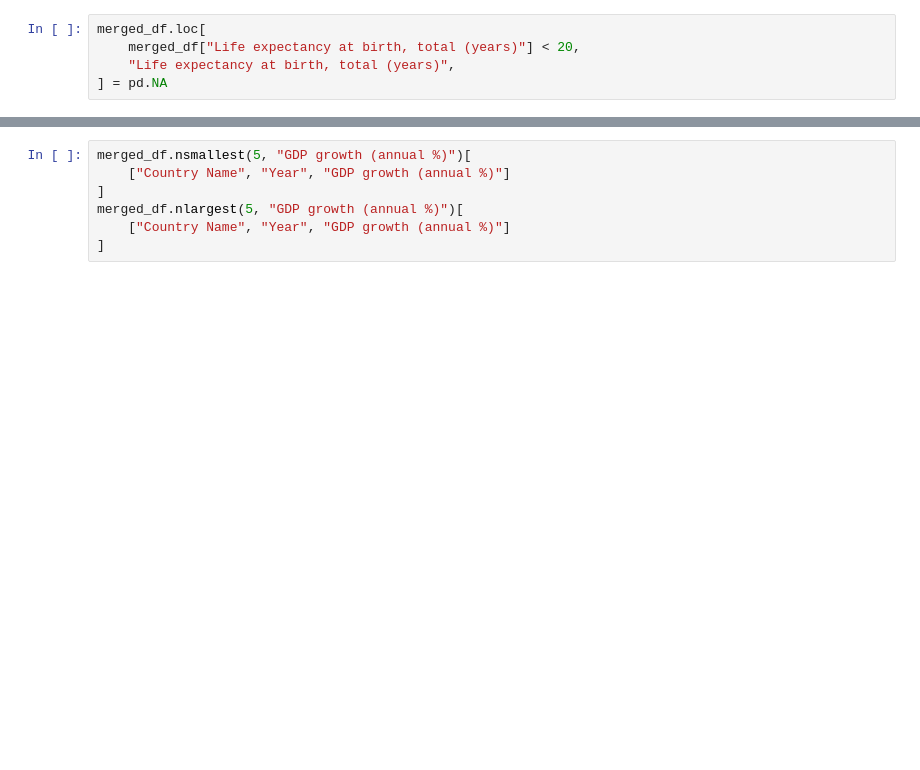
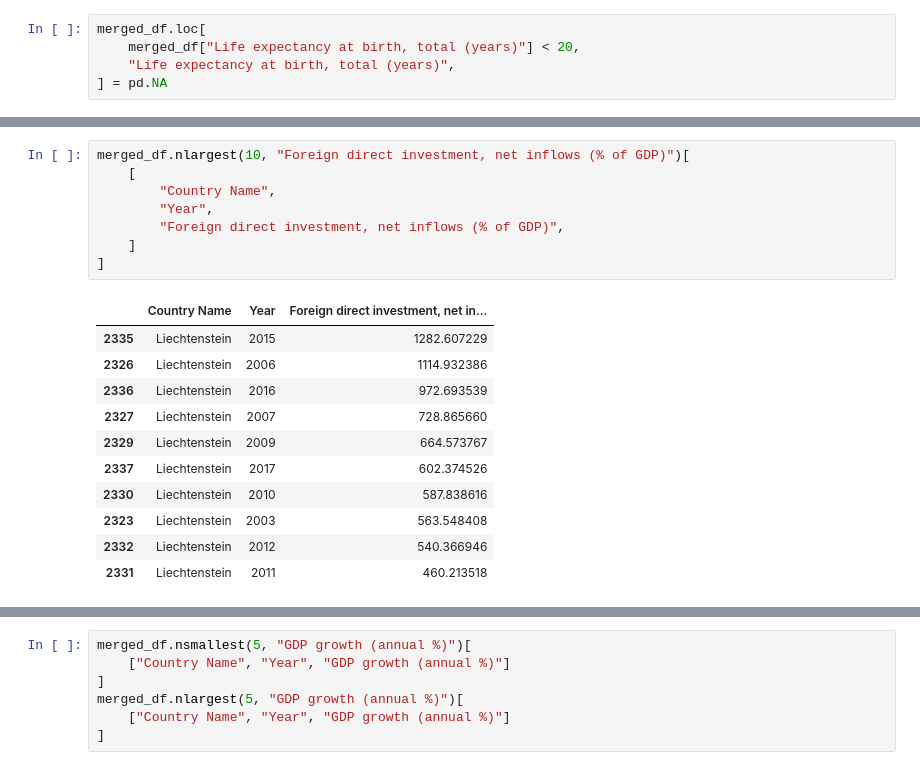
Before and after one commit to ValentimPiazera/wb-economic-freedom, a Jupyter notebook: notebooks/I-cleaning.ipynb, the cells around one changed output, grey strips where cells are left out. Cells and saved outputs as stored; diff of their text form; blank space fills up the shorter version.

```diff
--- a/notebooks/I-cleaning.ipynb
+++ b/notebooks/I-cleaning.ipynb
@@ -703,0 +853,20 @@ merged_df.nlargest(5, "Foreign direct investment, net inflows (% of GDP)")[
+# %%
+merged_df.nlargest(10, "Foreign direct investment, net inflows (% of GDP)")[
+    [
+        "Country Name",
+        "Year",
+        "Foreign direct investment, net inflows (% of GDP)",
+    ]
+]
+# %% [output]
+|  | Country Name | Year | Foreign direct investment, net in... |
+| 2335 | Liechtenstein | 2015 | 1282.607229 |
+| 2326 | Liechtenstein | 2006 | 1114.932386 |
+| 2336 | Liechtenstein | 2016 | 972.693539 |
+| 2327 | Liechtenstein | 2007 | 728.865660 |
+| 2329 | Liechtenstein | 2009 | 664.573767 |
+| 2337 | Liechtenstein | 2017 | 602.374526 |
+| 2330 | Liechtenstein | 2010 | 587.838616 |
+| 2323 | Liechtenstein | 2003 | 563.548408 |
+| 2332 | Liechtenstein | 2012 | 540.366946 |
+| 2331 | Liechtenstein | 2011 | 460.213518 |
```
Also changed, not shown: parts of 39 cells of this notebook, 5 other files.
